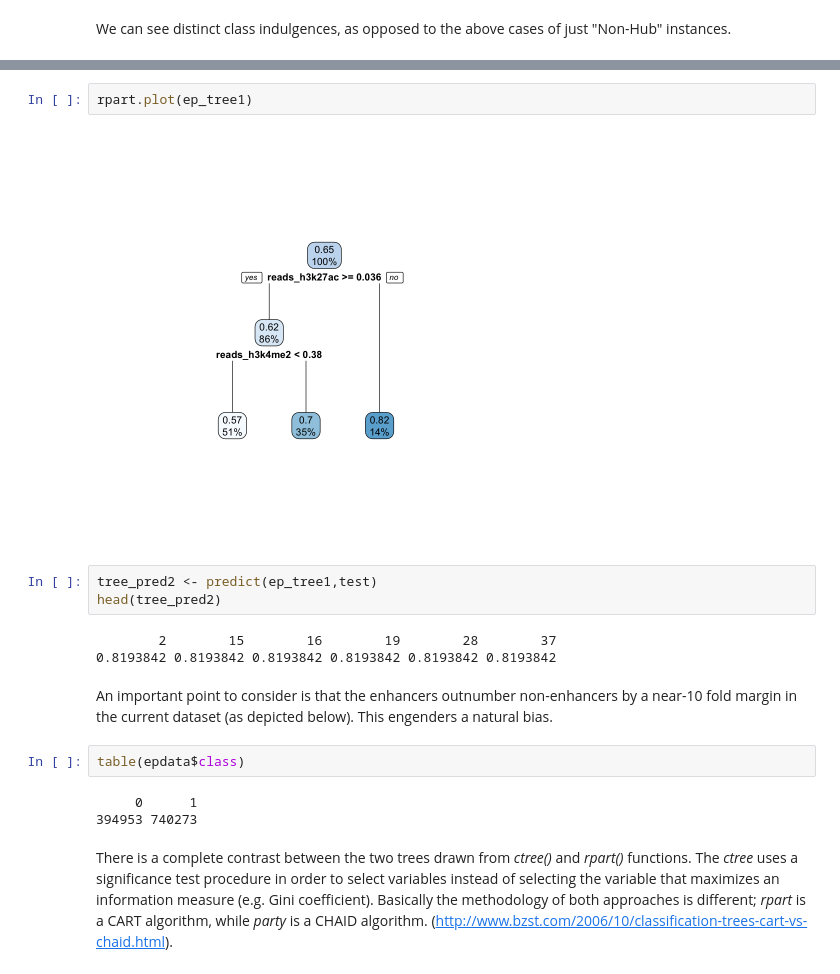
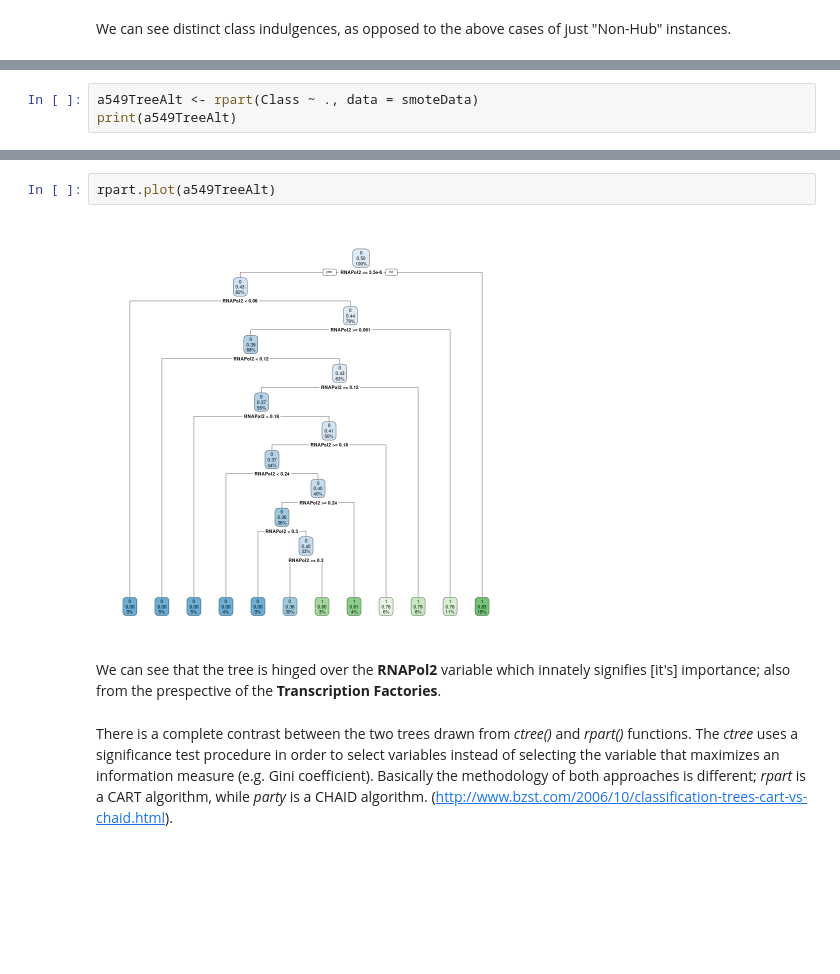
Before and after one commit to shauryajauhari/transcriptionFactoriesGREG, a Jupyter notebook: MachineLearning/RandomForestsA549GREG.ipynb, the cells around one changed output, grey strips where cells are left out. Saved outputs shown, nothing was run; the diff lists cells and outputs as text; blank space fills up the shorter version.

```diff
--- a/MachineLearning/RandomForestsA549GREG.ipynb
+++ b/MachineLearning/RandomForestsA549GREG.ipynb
@@ -380,0 +362,3 @@ node), split, n, deviance, yval
+# %%
+a549TreeAlt <- rpart(Class ~ ., data = smoteData)
+print(a549TreeAlt)
@@ -381,20 +383,9 @@ node), split, n, deviance, yval
 # %%
-rpart.plot(ep_tree1)
+rpart.plot(a549TreeAlt)
 # %% [output]
-[figure, old version]
+[figure, new version]
-# %%
-tree_pred2 <- predict(ep_tree1,test)
-head(tree_pred2)
-# %% [output]
-        2        15        16        19        28        37
-0.8193842 0.8193842 0.8193842 0.8193842 0.8193842 0.8193842
-# %% [markdown]
-An important point to consider is that the enhancers outnumber non-enhancers by a near-10 fold margin in the current dataset (as depicted below). This engenders a natural bias.
-# %%
-table(epdata$class)
-# %% [output]
-     0      1
-394953 740273
+# %% [markdown]
+We can see that the tree is hinged over the **RNAPol2** variable which innately signifies [it's] importance; also from the prespective of the **Transcription Factories**.
 # %% [markdown]
 There is a complete contrast between the two trees drawn from *ctree()* and *rpart()* functions. The *ctree* uses a significance test procedure in order to select variables instead of selecting the variable that maximizes an information measure (e.g. Gini coefficient). Basically the methodology of both approaches is different; *rpart* is a CART algorithm, while *party* is a CHAID algorithm. (http://www.bzst.com/2006/10/classification-trees-cart-vs-chaid.html).
 # %% [markdown]
```
Also changed, not shown: parts of 104 cells of this notebook.
